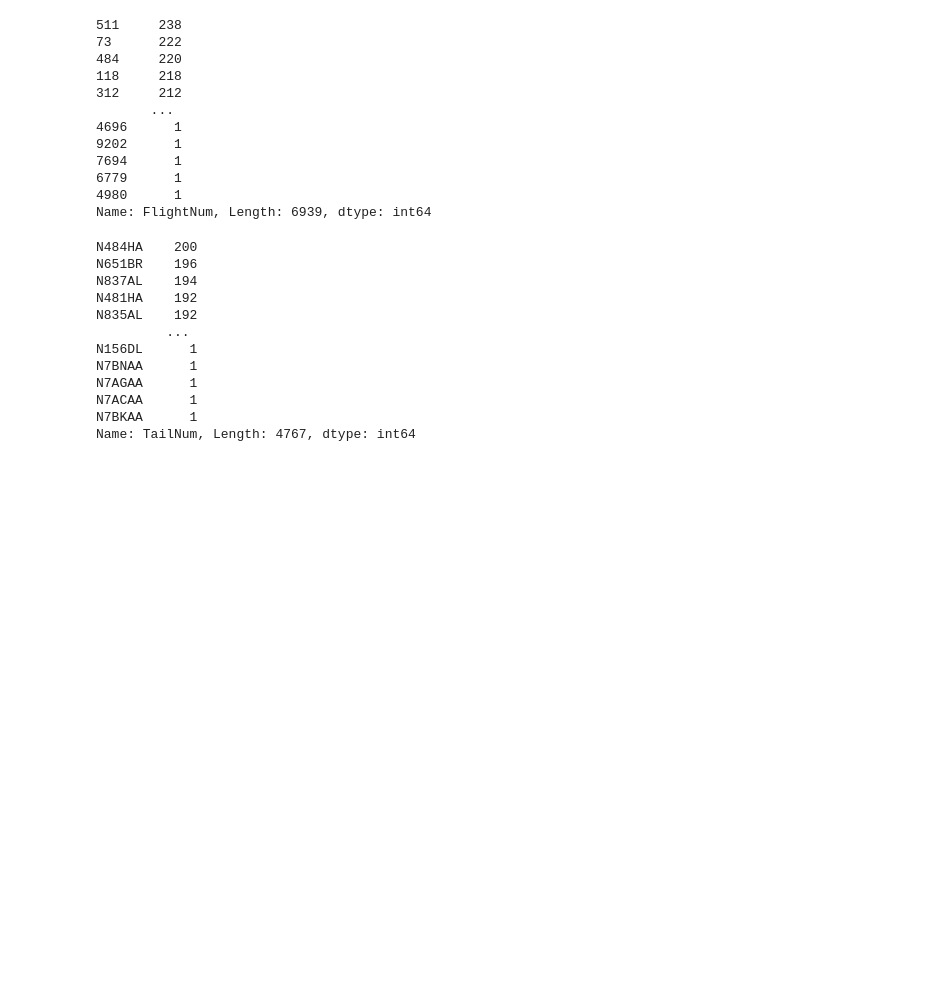
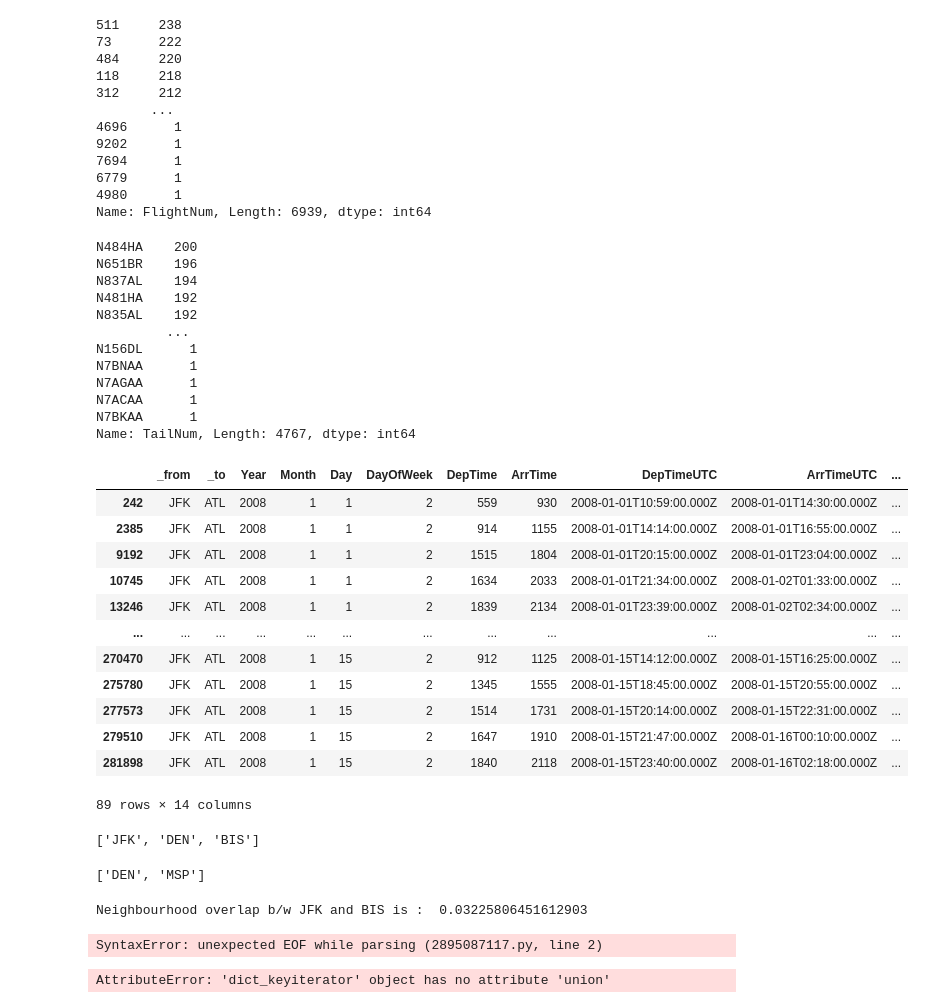
Before and after one commit to aman-sawarn/Graph-Networks, a Jupyter notebook: Node Embeddings.ipynb, the cells around one changed output. Cells and saved outputs as stored; diff of their text form; code cells hidden in the pictures; blank space fills up the shorter version.

```diff
--- a/Node Embeddings.ipynb
+++ b/Node Embeddings.ipynb
@@ -252,3 +252,49 @@ N7AGAA      1
 N7ACAA      1
 N7BKAA      1
 Name: TailNum, Length: 4767, dtype: int64
+# %%
+flights[(flights['_from']=='JFK') & (flights['_to']=='ATL')]
+# %% [output]
+|  | _from | _to | Year | Month | Day | DayOfWeek | DepTime | ArrTime | DepTimeUTC | ArrTimeUTC | ... |
+| 242 | JFK | ATL | 2008 | 1 | 1 | 2 | 559 | 930 | 2008-01-01T10:59:00.000Z | 2008-01-01T14:30:00.000Z | ... |
+| 2385 | JFK | ATL | 2008 | 1 | 1 | 2 | 914 | 1155 | 2008-01-01T14:14:00.000Z | 2008-01-01T16:55:00.000Z | ... |
+| 9192 | JFK | ATL | 2008 | 1 | 1 | 2 | 1515 | 1804 | 2008-01-01T20:15:00.000Z | 2008-01-01T23:04:00.000Z | ... |
+| 10745 | JFK | ATL | 2008 | 1 | 1 | 2 | 1634 | 2033 | 2008-01-01T21:34:00.000Z | 2008-01-02T01:33:00.000Z | ... |
+| 13246 | JFK | ATL | 2008 | 1 | 1 | 2 | 1839 | 2134 | 2008-01-01T23:39:00.000Z | 2008-01-02T02:34:00.000Z | ... |
+| ... | ... | ... | ... | ... | ... | ... | ... | ... | ... | ... | ... |
+| 270470 | JFK | ATL | 2008 | 1 | 15 | 2 | 912 | 1125 | 2008-01-15T14:12:00.000Z | 2008-01-15T16:25:00.000Z | ... |
+| 275780 | JFK | ATL | 2008 | 1 | 15 | 2 | 1345 | 1555 | 2008-01-15T18:45:00.000Z | 2008-01-15T20:55:00.000Z | ... |
+| 277573 | JFK | ATL | 2008 | 1 | 15 | 2 | 1514 | 1731 | 2008-01-15T20:14:00.000Z | 2008-01-15T22:31:00.000Z | ... |
+| 279510 | JFK | ATL | 2008 | 1 | 15 | 2 | 1647 | 1910 | 2008-01-15T21:47:00.000Z | 2008-01-16T00:10:00.000Z | ... |
+| 281898 | JFK | ATL | 2008 | 1 | 15 | 2 | 1840 | 2118 | 2008-01-15T23:40:00.000Z | 2008-01-16T02:18:00.000Z | ... |
+89 rows × 14 columns
+# %%
+nx.shortest_path(G, "JFK", "BIS")
+# %% [output]
+['JFK', 'DEN', 'BIS']
+# %%
+sorted(nx.common_neighbors(G, "JFK", "BIS"))
+# %% [output]
+['DEN', 'MSP']
+# %%
+def neighborhood_overlap(g, u, v):
+    """
+    https://stackoverflow.com/questions/49733244/how-can-i-calculate-neighborhood-overlap-in-weighted-network
+    """
+    n_common_nbrs = len(set(nx.common_neighbors(g, u, v)))
+    n_join_nbrs = g.degree(u) + g.degree(v) - n_common_nbrs - 2
+    return n_common_nbrs / n_join_nbrs
+u='JFK'
+v='BIS'
+print("Neighbourhood overlap b/w {} and {} is : ".format(u,v), neighborhood_overlap(G, u, v))
+# %% [output]
+Neighbourhood overlap b/w JFK and BIS is :  0.03225806451612903
+# %%
+def jaccard_coefficient(g, u, v):
+    return neighborhood_overlap(g, u, v)/len(set(G.neighbors(u).union(set(G.neighbors(v))))
+# %% [output]
+SyntaxError: unexpected EOF while parsing (2895087117.py, line 2)
+# %%
+len(set(G.neighbors(u).union(set(G.neighbors(v)))))
+# %% [output]
+AttributeError: 'dict_keyiterator' object has no attribute 'union'
```
Also changed, not shown: parts of 1 cell of this notebook.
